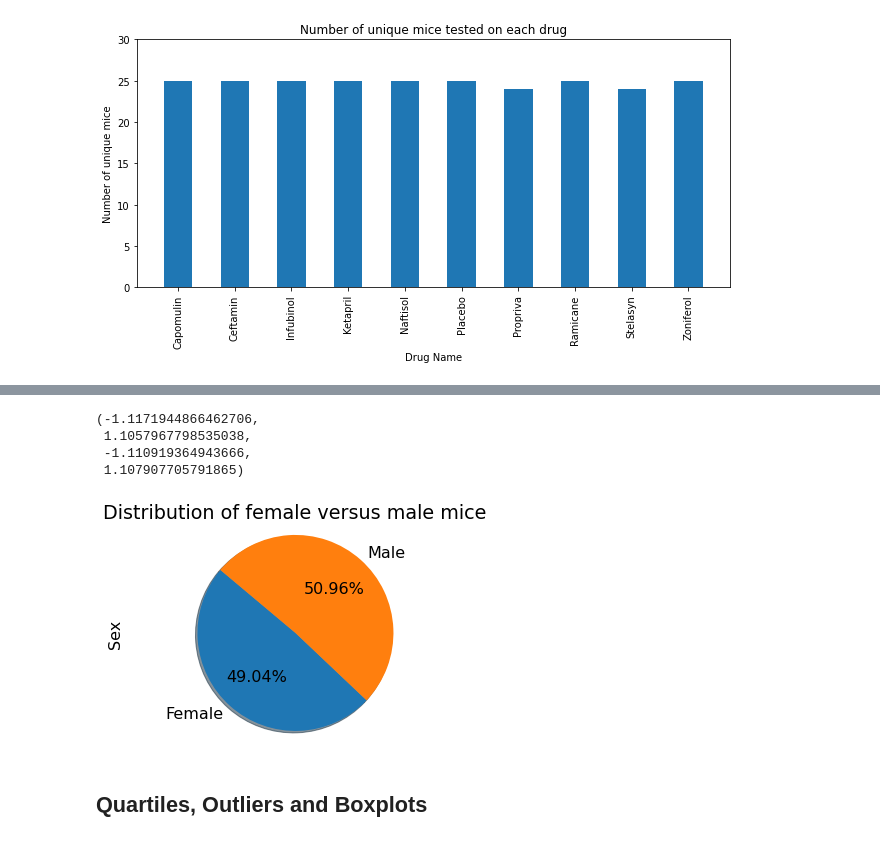
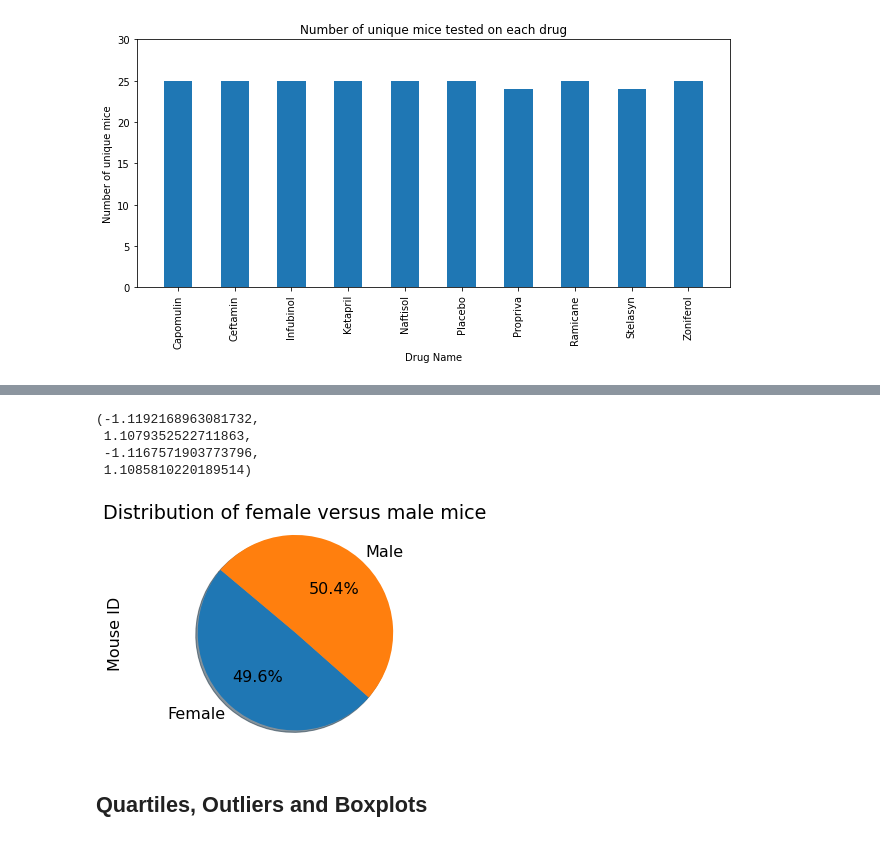
Before and after one commit to tejalkotkar/Matplotlib-Challenge, a Jupyter notebook: Pymaceuticals/pymaceuticals.ipynb, the cells around one changed output, grey strips where cells are left out. Saved outputs shown, nothing was run; the diff lists cells and outputs as text; code cells hidden in the pictures.

```diff
--- a/Pymaceuticals/pymaceuticals.ipynb
+++ b/Pymaceuticals/pymaceuticals.ipynb
@@ -208,9 +207,9 @@ plt.show()
 gender_stat = clean_data.groupby("Sex")
 
 # Create a dataframe counting the number of data points for each gender
-gender_count = pd.DataFrame(gender_stat["Sex"].count())
+gender_count = pd.DataFrame(gender_stat["Mouse ID"].nunique())
 
 #Plot the graph
-gender_mouse_plot = gender_count.plot(kind="pie", y="Sex", autopct="%1.2f%%", shadow=True, startangle=140, legend=False,
+gender_mouse_plot = gender_count.plot(kind="pie", y="Mouse ID", autopct="%1.1f%%", shadow=True, startangle=140, legend=False,
                                      fontsize=16, title="Distribution of female versus male mice")
 # %% [output]
@@ -218,18 +217,18 @@ gender_mouse_plot = gender_count.plot(kind="pie", y="Sex", autopct="%1.2f%%", sh
 # %%
 # Generate a pie plot showing the distribution of female versus male mice using pyplot
 genders = list(gender_count.index.values)
-gen_count = gender_stat["Sex"].count()
-plt.pie(gen_count, labels = genders, autopct="%1.2f%%", shadow=True, startangle=140)
+gen_count = gender_stat["Mouse ID"].nunique()
+plt.pie(gen_count, labels = genders, autopct="%1.1f%%", shadow=True, startangle=140)
 plt.rcParams['font.size'] = 16
 plt.title("Distribution of female versus male mice")
-plt.ylabel("Sex")
+plt.ylabel("Mouse ID")
 plt.axis("equal")
 # %% [output]
-(-1.1171944866462706,
- 1.1057967798535038,
- -1.110919364943666,
- 1.107907705791865)
+(-1.1192168963081732,
+ 1.1079352522711863,
+ -1.1167571903773796,
+ 1.1085810220189514)
-[figure, old version]
+[figure, new version]
 # %% [markdown]
 ## Quartiles, Outliers and Boxplots
 # %%
```
Also changed, not shown: parts of 10 cells of this notebook.
